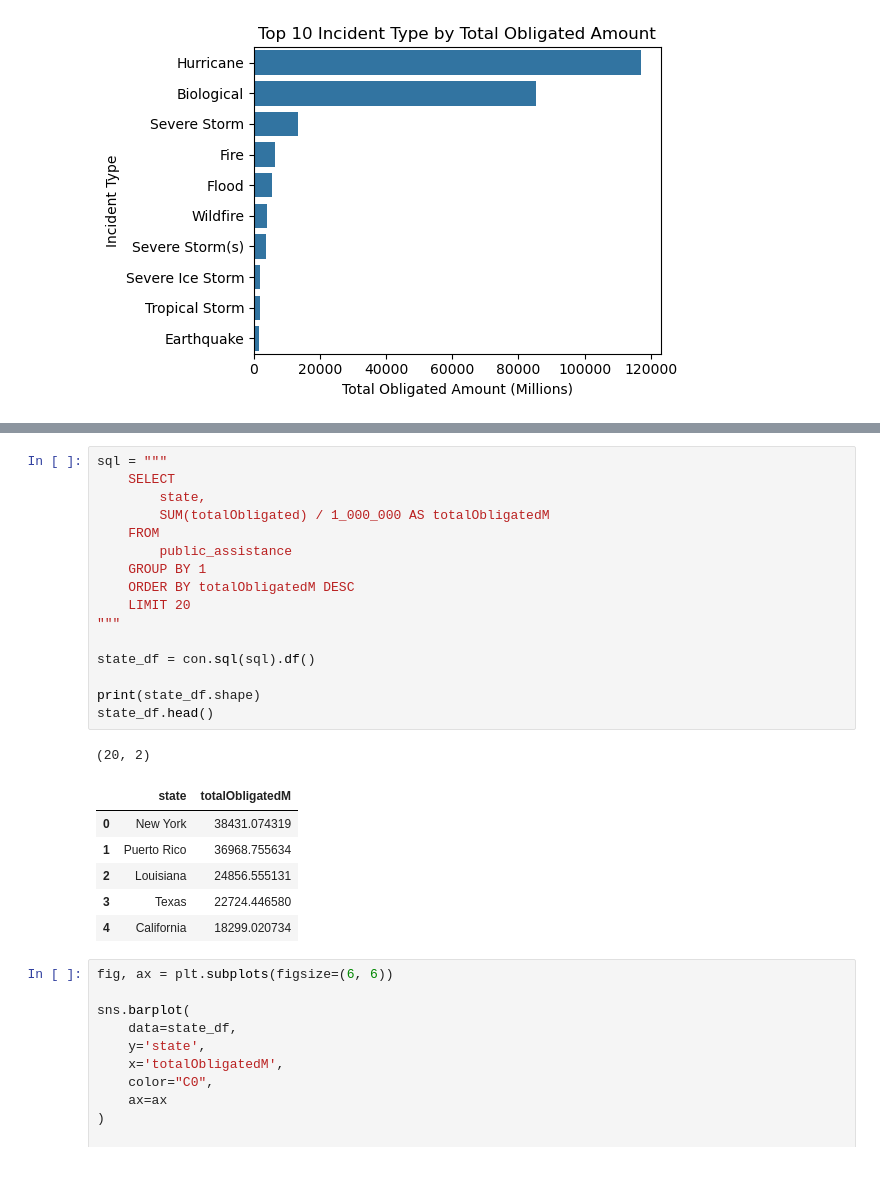
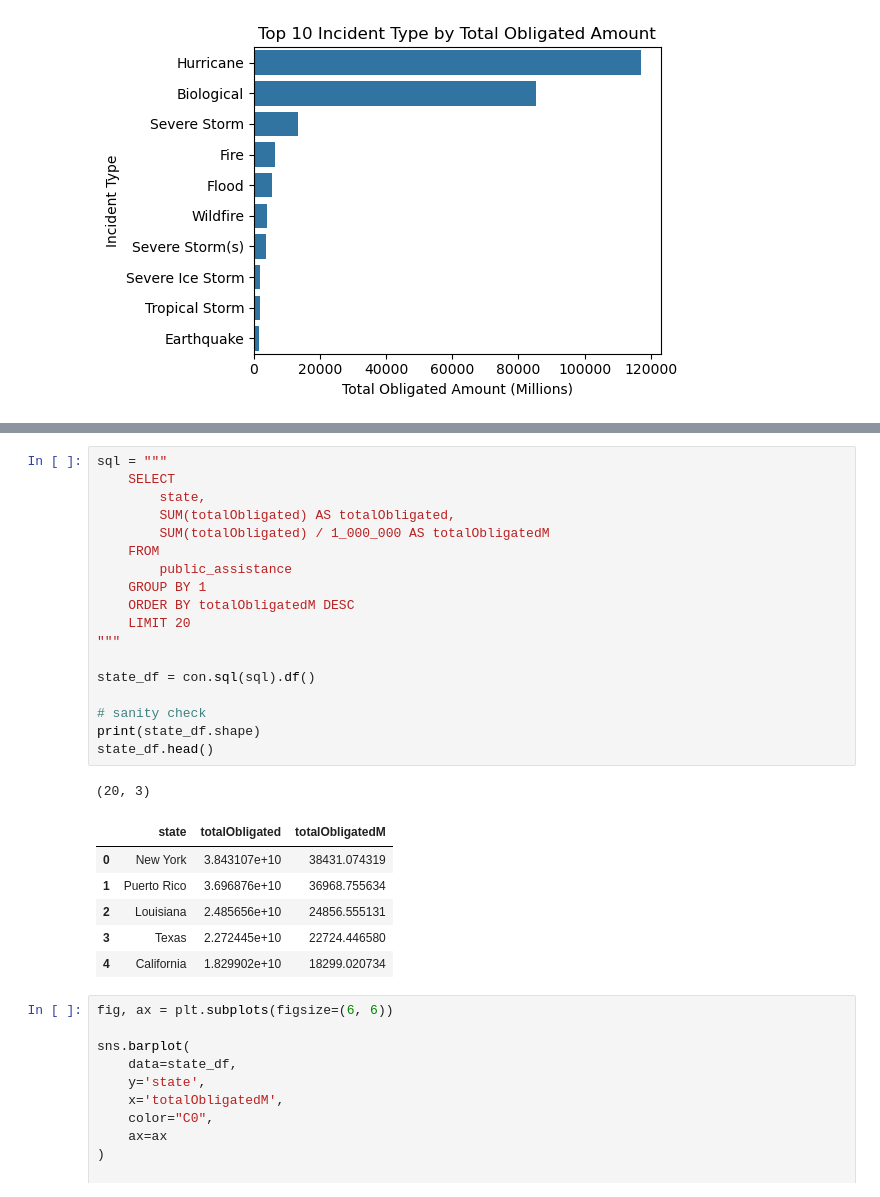
Before and after one commit to mebauer/fema-disaster-information, a Jupyter notebook: figures.ipynb, the cells around one changed output, grey strips where cells are left out. Drawn from its saved outputs; the diff is of its cells as text.

```diff
--- a/figures.ipynb
+++ b/figures.ipynb
@@ -455,27 +479,29 @@ plt.savefig('figures/year-incident.png', dpi=200, bbox_inches='tight')
 # %%
 sql = """
     SELECT
         state,
+        SUM(totalObligated) AS totalObligated,
         SUM(totalObligated) / 1_000_000 AS totalObligatedM
     FROM
         public_assistance
     GROUP BY 1
     ORDER BY totalObligatedM DESC
     LIMIT 20
 """
 
 state_df = con.sql(sql).df()
 
+# sanity check
 print(state_df.shape)
 state_df.head()
 # %% [output]
-(20, 2)
+(20, 3)
-|  | state | totalObligatedM |
-| 0 | New York | 38431.074319 |
-| 1 | Puerto Rico | 36968.755634 |
-| 2 | Louisiana | 24856.555131 |
-| 3 | Texas | 22724.446580 |
-| 4 | California | 18299.020734 |
+|  | state | totalObligated | totalObligatedM |
+| 0 | New York | 3.843107e+10 | 38431.074319 |
+| 1 | Puerto Rico | 3.696876e+10 | 36968.755634 |
+| 2 | Louisiana | 2.485656e+10 | 24856.555131 |
+| 3 | Texas | 2.272445e+10 | 22724.446580 |
+| 4 | California | 1.829902e+10 | 18299.020734 |
 # %%
 fig, ax = plt.subplots(figsize=(6, 6))
 
```
Also changed, not shown: parts of 23 cells of this notebook, 1 other file.
